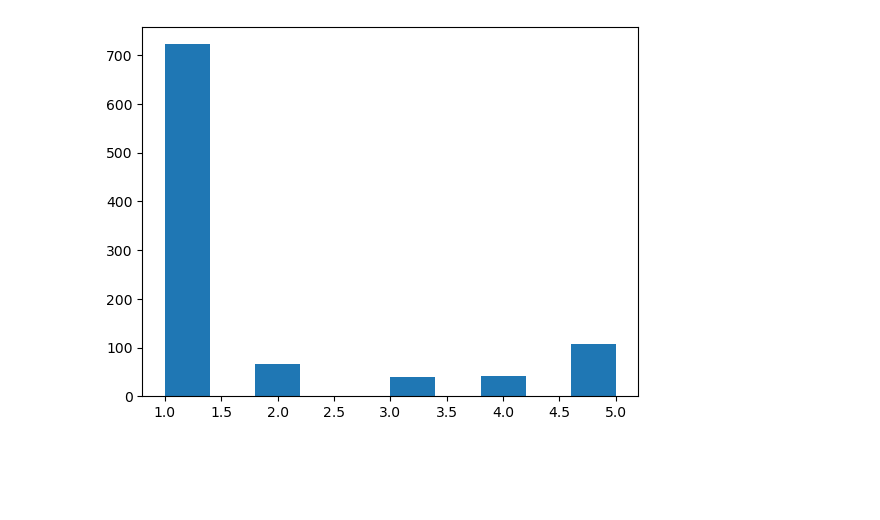
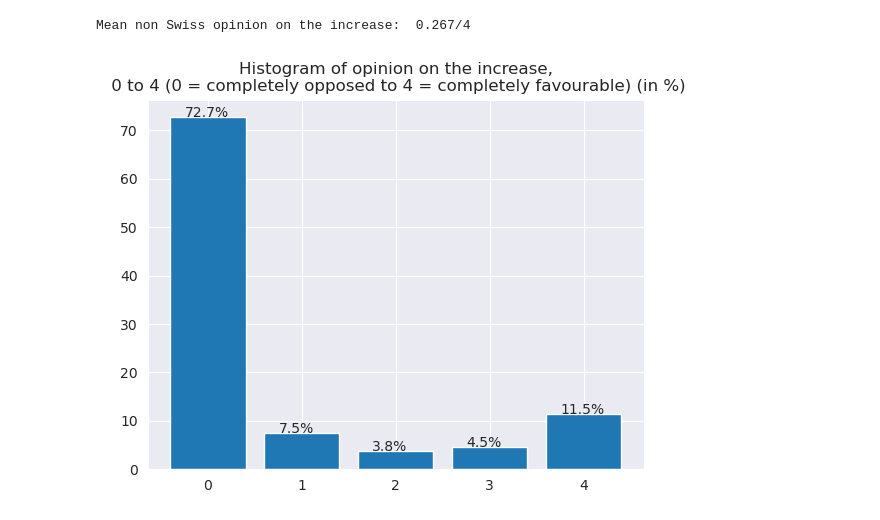
Before and after one commit to Dicedead/atePollAnalysis, a Jupyter notebook: src/ate_analysis.ipynb, the cells around one changed output. Saved outputs shown, nothing was run; the diff lists cells and outputs as text; code cells hidden in the pictures; blank space fills up the shorter version.

```diff
--- a/src/ate_analysis.ipynb
+++ b/src/ate_analysis.ipynb
@@ -72,4 +91,8 @@ np.mean(df[df[nationality] == nationality_swiss][opinion_str])
-# %%
-plt.hist(df[opinion_str]);
-# %% [output]
-[figure, removed]
+# %%
+print(f"Mean non Swiss opinion on the increase: {np.mean(df[non_swiss][opinion_str]) : .3f}/4")
+# %% [output]
+Mean non Swiss opinion on the increase:  0.267/4
+# %%
+histogram(df[opinion_str], "Histogram of opinion on the increase,\n 0 to 4 (0 = completely opposed to 4 = completely favourable) (in %)")
+# %% [output]
+[figure, added]
```
Also changed, not shown: parts of 23 cells of this notebook, 1 other file.
